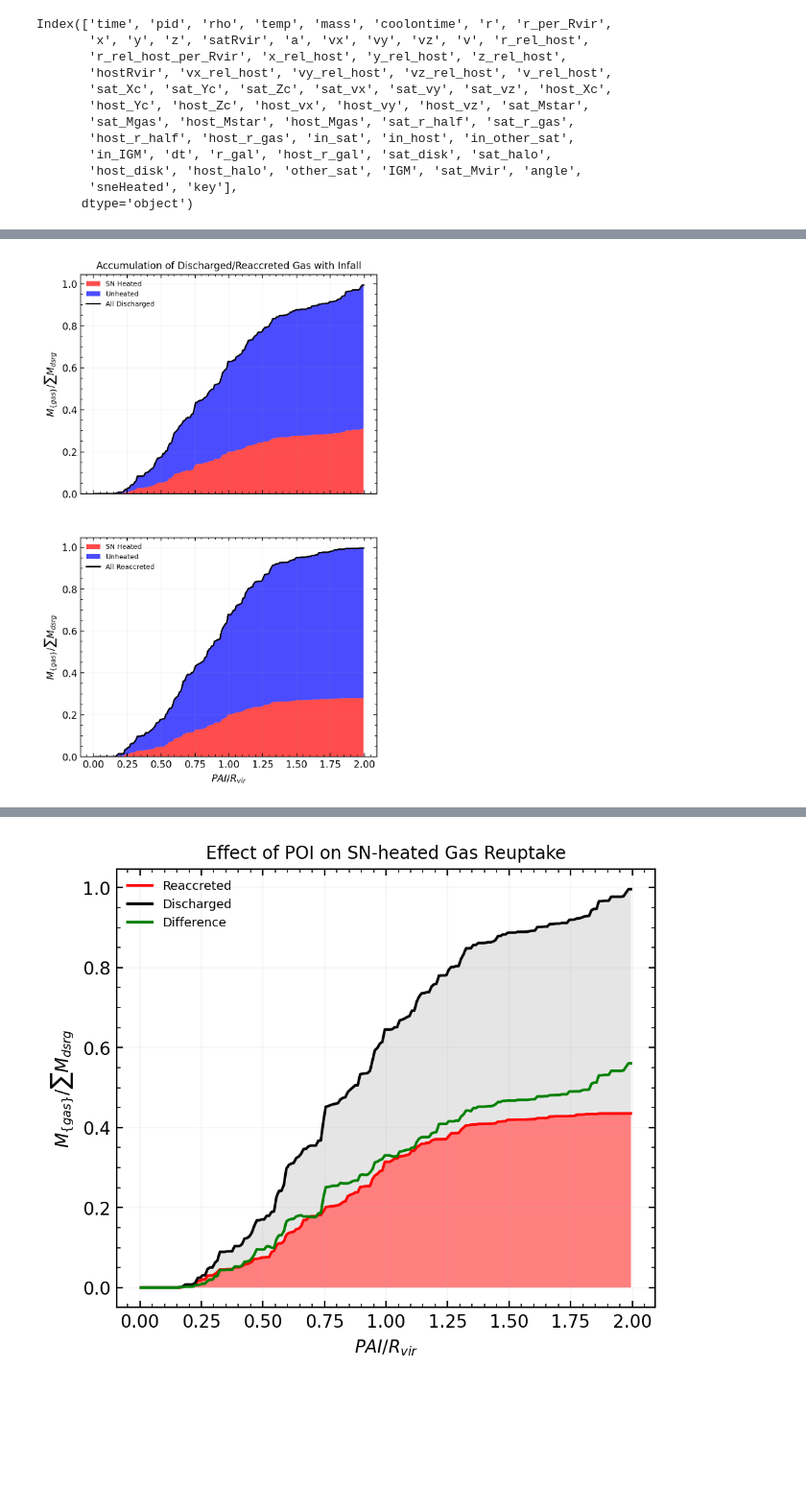
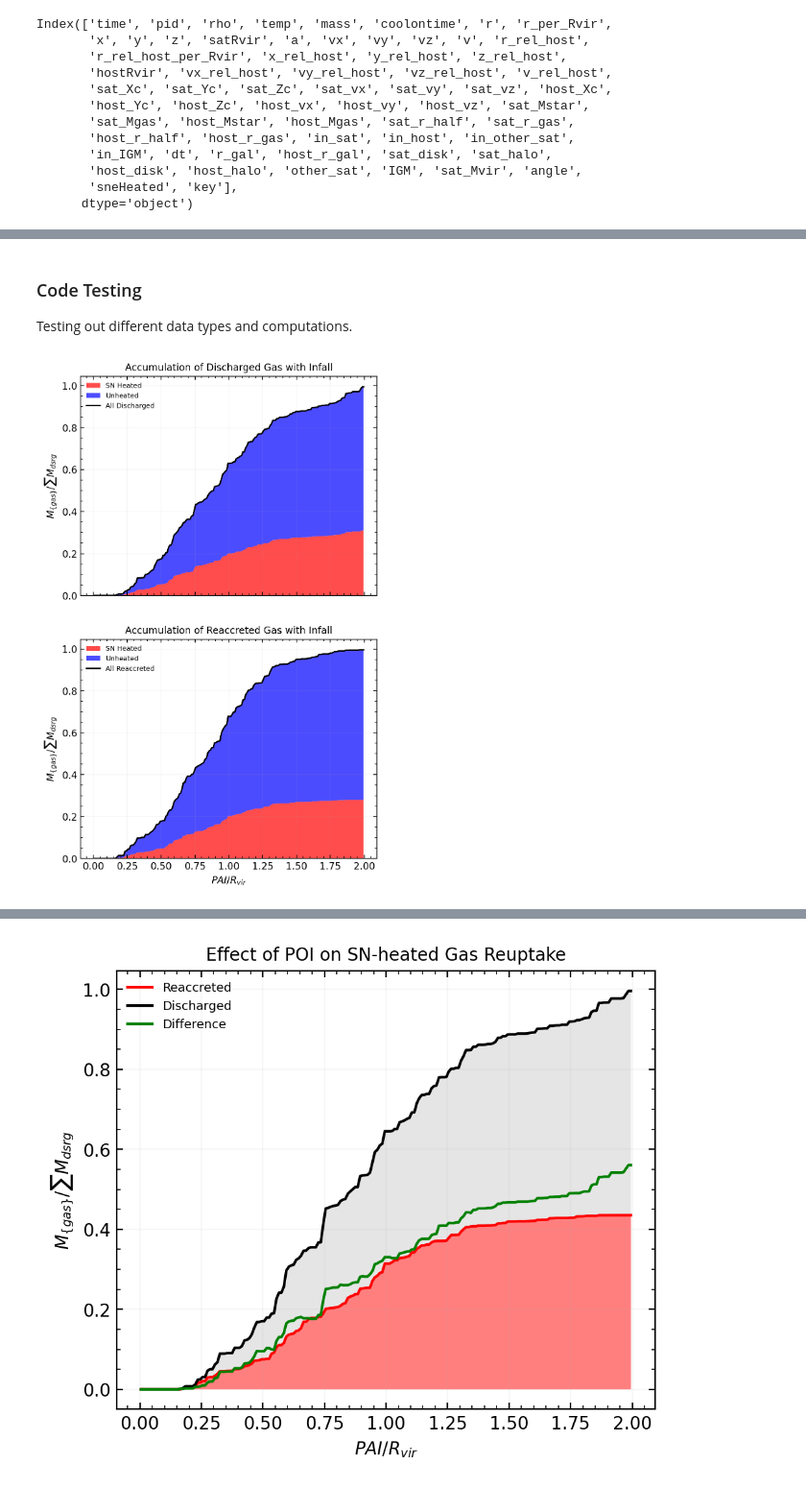
Before and after one commit to leoglonz/Astro_map, a Jupyter notebook: Reaccretion_p1.ipynb, the cells around one changed output, grey strips where cells are left out. Shown at 96% size. Saved outputs shown, nothing was run; the diff lists cells and outputs as text; code cells hidden in the pictures; blank space fills up the shorter version.

Commit message:
infall analysis

```diff
--- a/Reaccretion_p1.ipynb
+++ b/Reaccretion_p1.ipynb
@@ -117,3 +353,7 @@ def wt(*gas):
+# %% [markdown]
+### Code Testing <a class="anchor" id="proving"></a>
+
+Testing out different data types and computations.
 # %%
 # Basic visualization of discharged/reaccreted gas as a function of POI.
 
@@ -140,7 +380,7 @@ ax[0].plot(bincenters, sum3, alpha=1.0, c='black', label='All Discharged')
 # y4, x = np.histogram(pai(hot)/len(discharged), bins=bins, weights=wt(hot,discharged), range=(0, 2))
 # ax.plot(bincenters, y4, alpha=1.0, c='black', label='All Discharged')
 
-ax[0].set_title('Accumulation of Discharged/Reaccreted Gas with Infall', fontsize='medium')
+ax[0].set_title('Accumulation of Discharged Gas with Infall', fontsize='medium')
 # ax[0].set_xlabel(r'$PAI / R_{vir}$')
 ax[0].set_ylabel('$M_{\{gas\}} / \sum M_{dsrg}$')
 # # ax[0].set_xlim(-0.1,4)
@@ -157,34 +397,35 @@ ax[0].legend(frameon=False, fontsize=7)
 hot = reaccreted[reaccreted.sneHeated==True]
 cold = reaccreted[reaccreted.sneHeated==False]
 
 y1, x = np.histogram(pai(hot), bins=bins, weights=wt(hot,reaccreted), range=(0, 2))
 bincenters = 0.5*(x[1:] + x[:-1])
 sum1 = np.cumsum(y1)
 y2, x = np.histogram(pai(cold), bins=bins, weights=wt(cold,reaccreted), range=(0, 2))
 sum2 = np.cumsum(y2)
 ax[1].stackplot(bincenters, sum1, sum2, alpha=0.7, colors=['r', 'b'],
              labels=['SN Heated', 'Unheated'])
 
 y3, x = np.histogram(pai(reaccreted), bins=bins, weights=wt(reaccreted), range=(0, 2))
 bincenters = 0.5*(x[1:] + x[:-1])
 sum3 = np.cumsum(y3)
 ax[1].plot(bincenters, sum3, alpha=1.0, c='black', label='All Reaccreted')
 
+ax[1].set_title('Accumulation of Reaccreted Gas with Infall', fontsize='medium')
 ax[1].set_xlabel(r'$PAI / R_{vir}$')
 ax[1].set_ylabel('$M_{\{gas\}} / \sum M_{dsrg}$')
 # # ax[1].set_xlim(-0.1,4)
 # ax[1].set_ylim(0,0.2)
 
 ax[1].tick_params(direction='in', which='both', top=True, right=True)
 ax[1].xaxis.set_minor_locator(mpl.ticker.MultipleLocator(0.05))
 ax[1].yaxis.set_minor_locator(mpl.ticker.MultipleLocator(0.05))
 ax[1].grid(alpha=0.1, zorder=-1000)
 
 ax[1].legend(frameon=False, fontsize=7)
 
 plt.show()
 # %% [output]
-[figure, old version]
+[figure, new version]
 # %%
 # Basic visualization of reaccreted gas as a function of POI.
 
```
Also changed, not shown: parts of 14 cells of this notebook.
